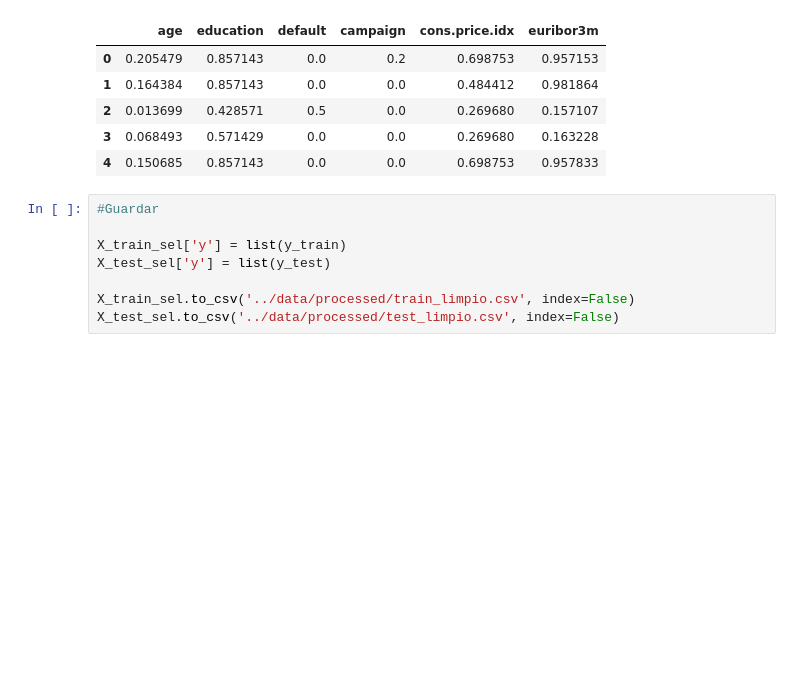
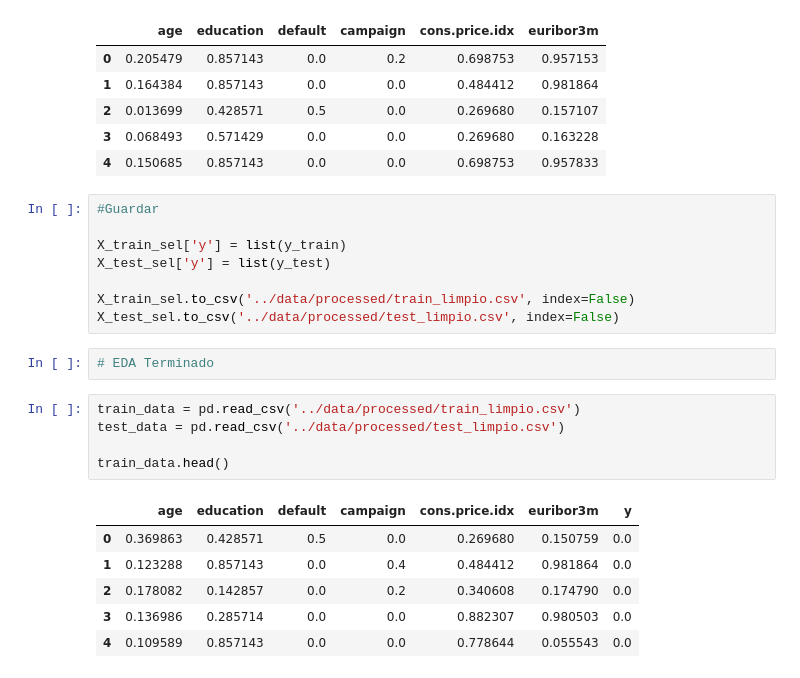
Before and after one commit to bartowen/mi_primer_model_ml, a Jupyter notebook: src/explore.ipynb, the cells around one changed output. Cells and saved outputs as stored; diff of their text form; blank space fills up the shorter version.

```diff
--- a/src/explore.ipynb
+++ b/src/explore.ipynb
@@ -734,3 +734,17 @@ X_test_sel['y'] = list(y_test)
 
 X_train_sel.to_csv('../data/processed/train_limpio.csv', index=False)
 X_test_sel.to_csv('../data/processed/test_limpio.csv', index=False)
+# %%
+# EDA Terminado
+# %%
+train_data = pd.read_csv('../data/processed/train_limpio.csv')
+test_data = pd.read_csv('../data/processed/test_limpio.csv')
+
+train_data.head()
+# %% [output]
+|  | age | education | default | campaign | cons.price.idx | euribor3m | y |
+| 0 | 0.369863 | 0.428571 | 0.5 | 0.0 | 0.269680 | 0.150759 | 0.0 |
+| 1 | 0.123288 | 0.857143 | 0.0 | 0.4 | 0.484412 | 0.981864 | 0.0 |
+| 2 | 0.178082 | 0.142857 | 0.0 | 0.2 | 0.340608 | 0.174790 | 0.0 |
+| 3 | 0.136986 | 0.285714 | 0.0 | 0.0 | 0.882307 | 0.980503 | 0.0 |
+| 4 | 0.109589 | 0.857143 | 0.0 | 0.0 | 0.778644 | 0.055543 | 0.0 |
```
